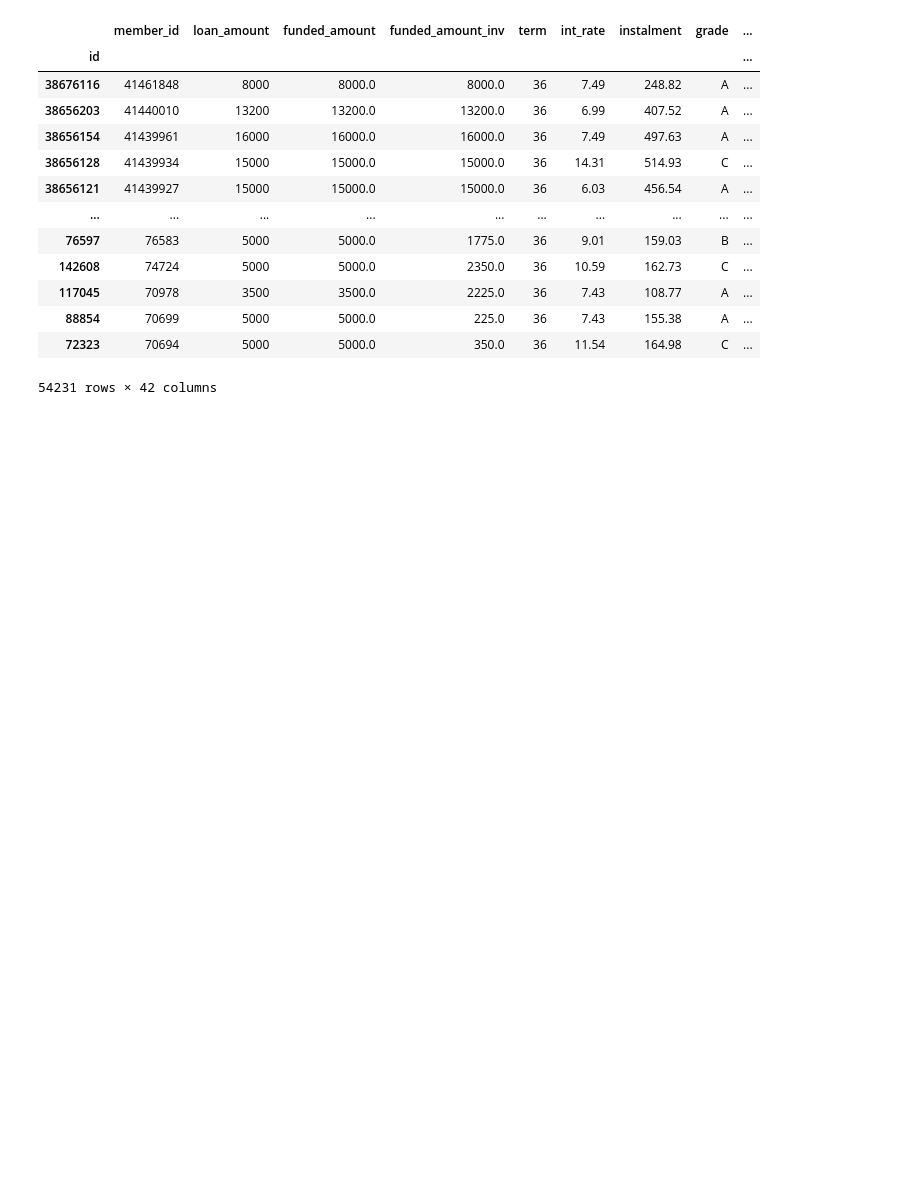
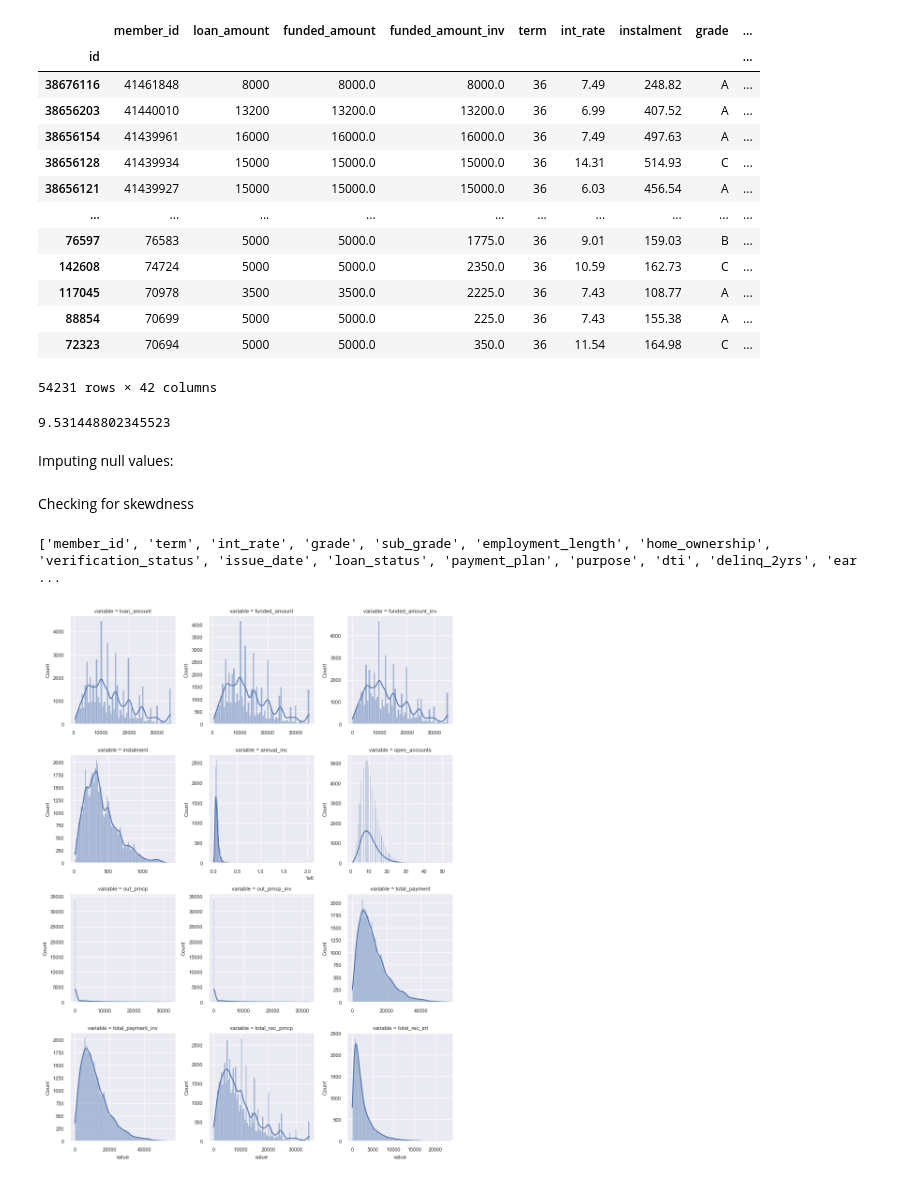
Before and after one commit to Gits0L/exploratory-data-analysis---customer-loans-in-finance580, a Jupyter notebook: db_utils.ipynb, the cells around one changed output. Saved outputs shown, nothing was run; the diff lists cells and outputs as text; code cells hidden in the pictures; blank space fills up the shorter version.

```diff
--- a/db_utils.ipynb
+++ b/db_utils.ipynb
@@ -179,3 +115,57 @@ transform.remove_empty_str()
 | 88854 | 70699 | 5000 | 5000.0 | 225.0 | 36 | 7.43 | 155.38 | A | ... |
 | 72323 | 70694 | 5000 | 5000.0 | 350.0 | 36 | 11.54 | 164.98 | C | ... |
 54231 rows × 42 columns
+# %%
+from scipy.stats import normaltest
+from matplotlib import pyplot
+class Plotter:
+    def __init__(self, loans_df):
+        self.loans_df = loans_df
+
+    def null_percent_funded(self):
+        return loans_df['funded_amount'].isnull().sum() * 100/len(loans_df['funded_amount'])
+        loans_df['funded_amount'].hist(bins=40)
+
+    def null_percent_term(self):
+        return loans_df['term'].isnull().sum() * 100/len(loans_df['term'])
+
+    def null_percent_int_rate(self):
+        return loans_df['int_rate'].isnull().sum() * 100/len(loans_df['int_rate'])
+
+
+plotted_info = Plotter(loans_df)
+plotted_info.null_percent_funded()
+plotted_info.null_percent_term()
+plotted_info.null_percent_int_rate()
+# %% [output]
+9.531448802345523
+# %% [markdown]
+Imputing null values:
+# %% [markdown]
+Checking for skewdness
+# %%
+import seaborn as sns
+numeric_data = ['loan_amount',
+                    'funded_amount',
+                    'funded_amount_inv',
+                    'instalment',
+                    'annual_inc',
+                    'open_accounts',
+                    'out_prncp',
+                    'out_prncp_inv',
+                    'total_payment',
+                    'total_payment_inv',
+                    'total_rec_prncp',
+                    'total_rec_int'
+                    ]
+
+categorical_data = [col for col in loans_df.columns if col not in numeric_data]
+sns.set(font_scale=0.7)
+f = pd.melt(loans_df, value_vars=numeric_data)
+g = sns.FacetGrid(f, col="variable",  col_wrap=3, sharex=False, sharey=False)
+g = g.map(sns.histplot, "value", kde=True)
+
+print(categorical_data)
+# %% [output]
+['member_id', 'term', 'int_rate', 'grade', 'sub_grade', 'employment_length', 'home_ownership', 'verification_status', 'issue_date', 'loan_status', 'payment_plan', 'purpose', 'dti', 'delinq_2yrs', 'ear ...
+[figure, added]
```
Also changed, not shown: parts of 11 cells of this notebook, 1 other file.
